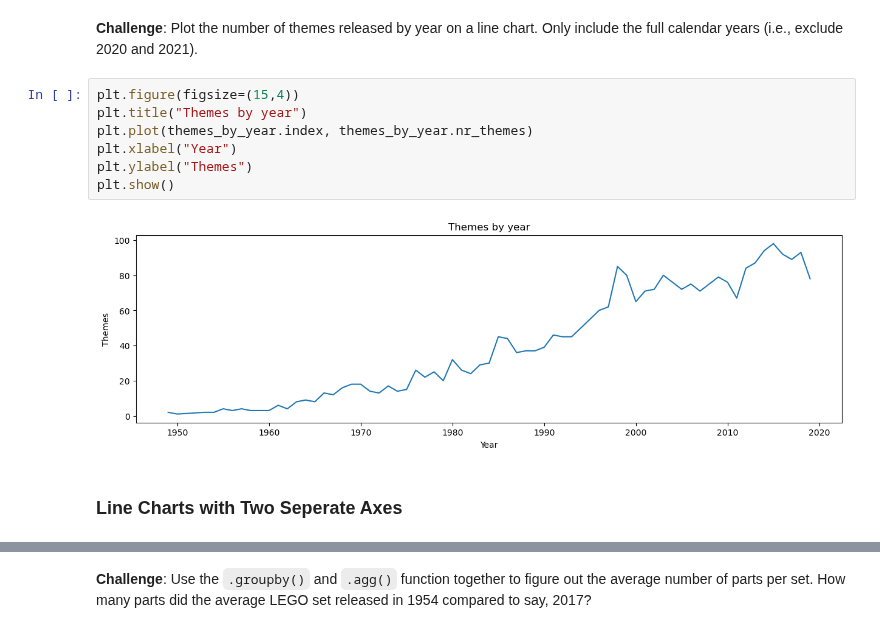
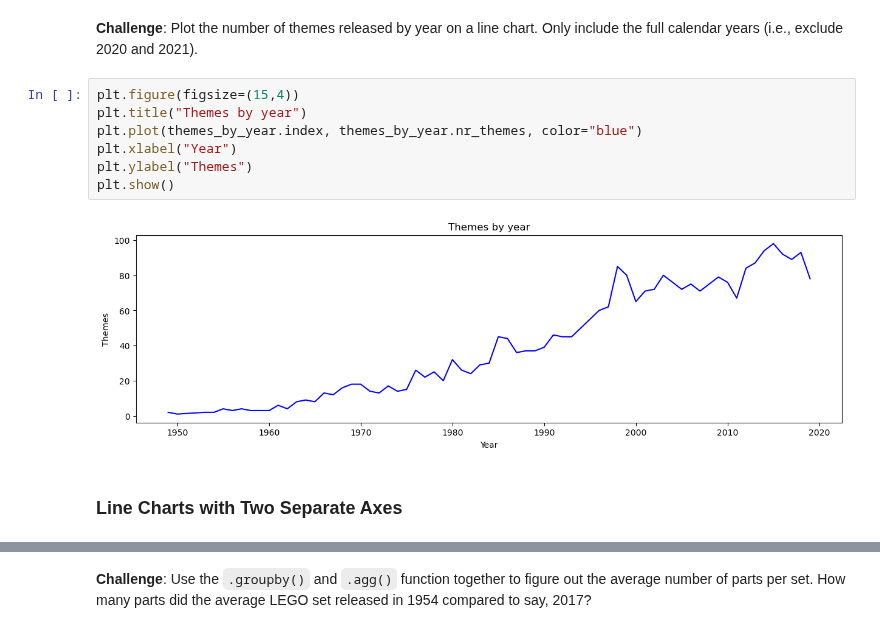
Before and after one commit to goltaraya/lego-data-analysis, a Jupyter notebook: Lego_Analysis_for_Course_(start).ipynb, the cells around one changed output, grey strips where cells are left out. Drawn from its saved outputs; the diff is of its cells as text.

```diff
--- a/Lego_Analysis_for_Course_(start).ipynb
+++ b/Lego_Analysis_for_Course_(start).ipynb
@@ -189,11 +189,11 @@ themes_by_year.head(10)
 # %%
 plt.figure(figsize=(15,4))
 plt.title("Themes by year")
-plt.plot(themes_by_year.index, themes_by_year.nr_themes)
+plt.plot(themes_by_year.index, themes_by_year.nr_themes, color="blue")
 plt.xlabel("Year")
 plt.ylabel("Themes")
 plt.show()
 # %% [output]
-[figure, old version]
+[figure, new version]
 # %% [markdown]
-### Line Charts with Two Seperate Axes
+### Line Charts with Two Separate Axes
```
Also changed, not shown: parts of 1 cell of this notebook.
